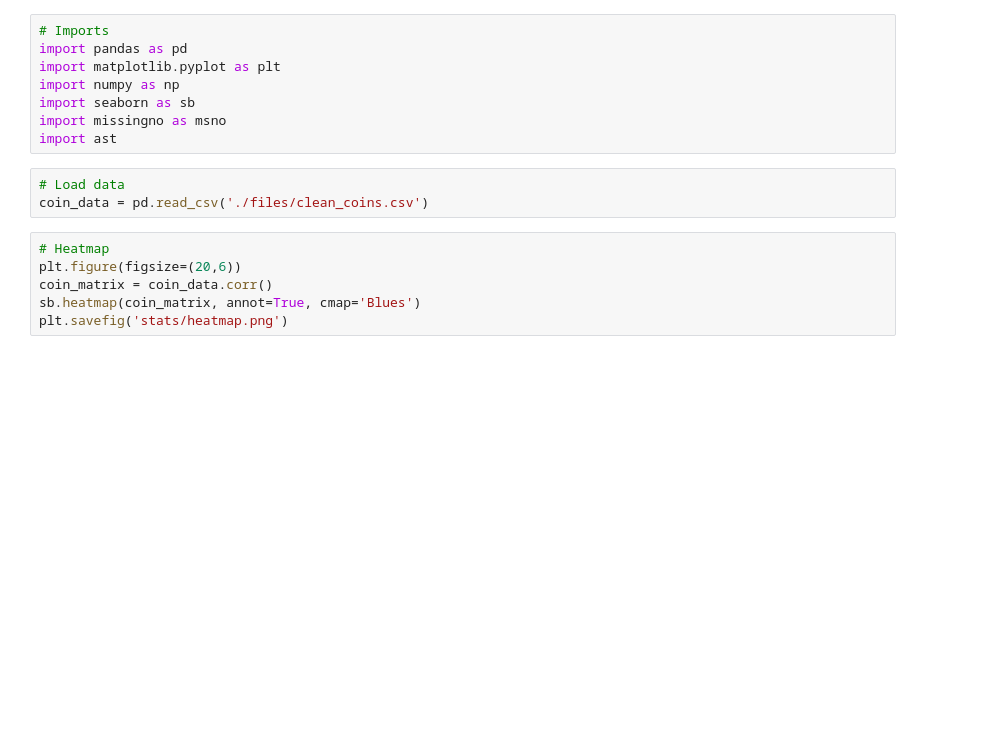
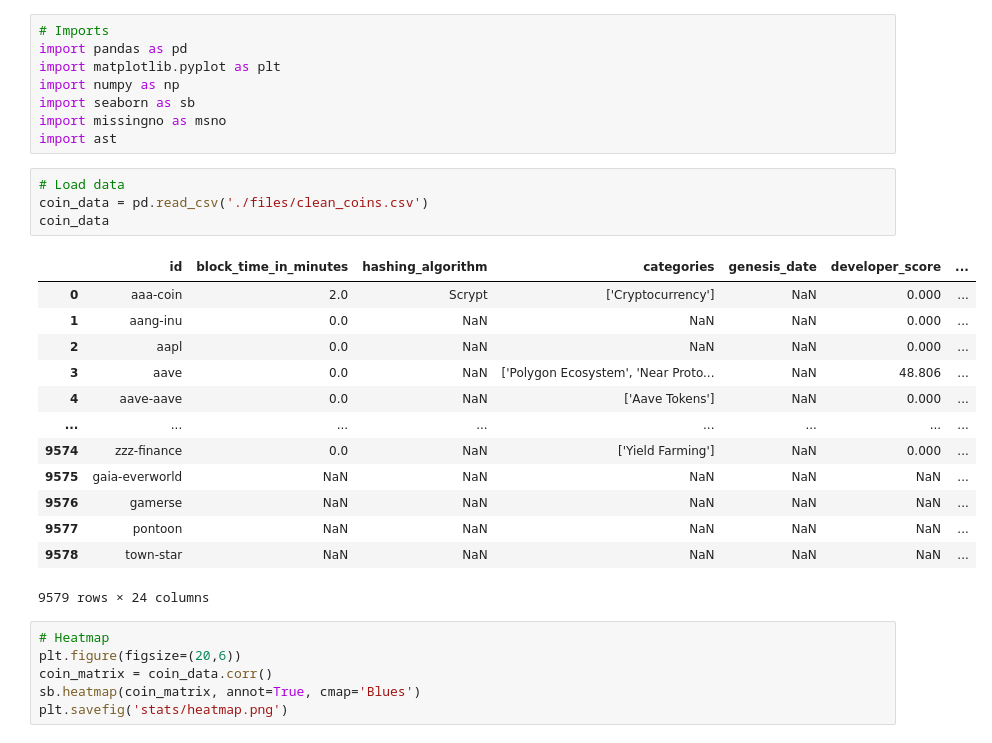
Before and after one commit to 2dukes/PROJ_PRI_2122, a Jupyter notebook: Statistics.ipynb, the cells around one changed output. Saved outputs shown, nothing was run; the diff lists cells and outputs as text; blank space fills up the shorter version.

```diff
--- a/Statistics.ipynb
+++ b/Statistics.ipynb
@@ -9,6 +9,21 @@ import ast
 # %%
 # Load data
 coin_data = pd.read_csv('./files/clean_coins.csv')
+coin_data
+# %% [output]
+|  | id | block_time_in_minutes | hashing_algorithm | categories | genesis_date | developer_score | ... |
+| 0 | aaa-coin | 2.0 | Scrypt | ['Cryptocurrency'] | NaN | 0.000 | ... |
+| 1 | aang-inu | 0.0 | NaN | NaN | NaN | 0.000 | ... |
+| 2 | aapl | 0.0 | NaN | NaN | NaN | 0.000 | ... |
+| 3 | aave | 0.0 | NaN | ['Polygon Ecosystem', 'Near Proto... | NaN | 48.806 | ... |
+| 4 | aave-aave | 0.0 | NaN | ['Aave Tokens'] | NaN | 0.000 | ... |
+| ... | ... | ... | ... | ... | ... | ... | ... |
+| 9574 | zzz-finance | 0.0 | NaN | ['Yield Farming'] | NaN | 0.000 | ... |
+| 9575 | gaia-everworld | NaN | NaN | NaN | NaN | NaN | ... |
+| 9576 | gamerse | NaN | NaN | NaN | NaN | NaN | ... |
+| 9577 | pontoon | NaN | NaN | NaN | NaN | NaN | ... |
+| 9578 | town-star | NaN | NaN | NaN | NaN | NaN | ... |
+9579 rows × 24 columns
 # %%
 # Heatmap
 plt.figure(figsize=(20,6))
```
Also changed, not shown: 2 other files.
